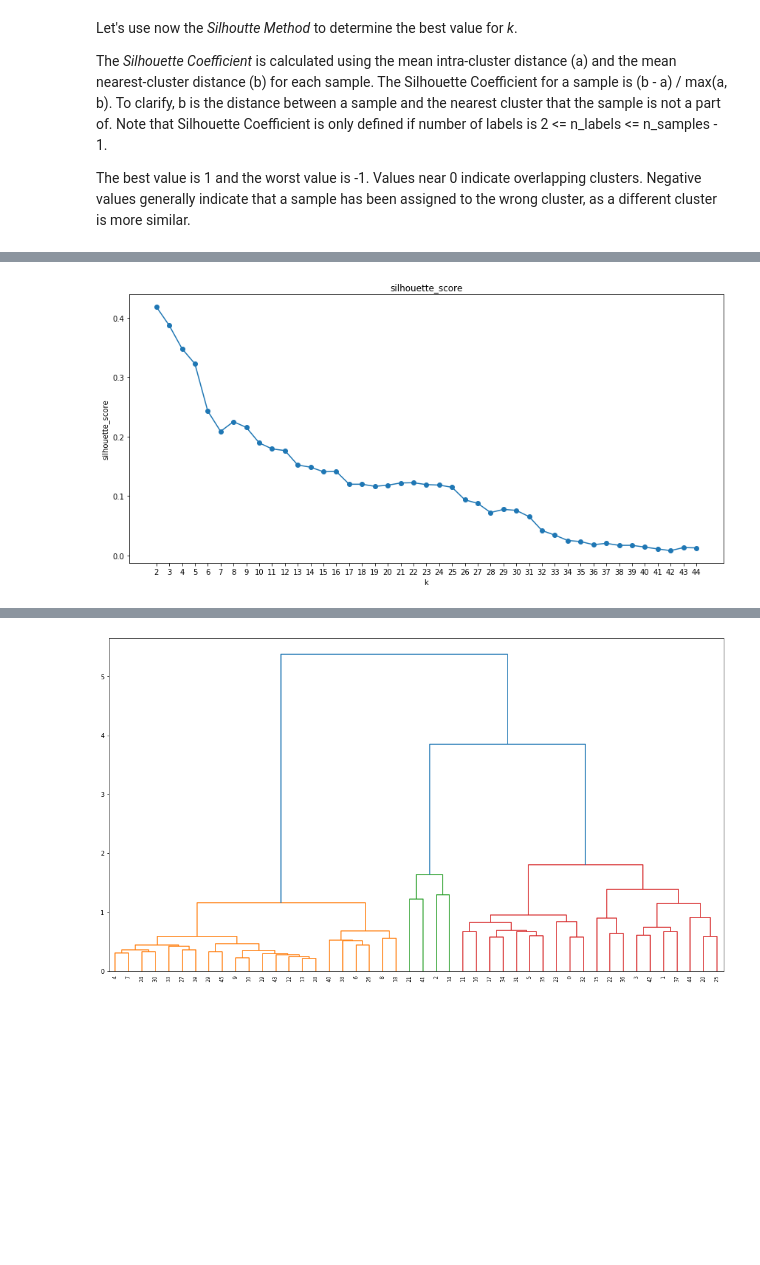
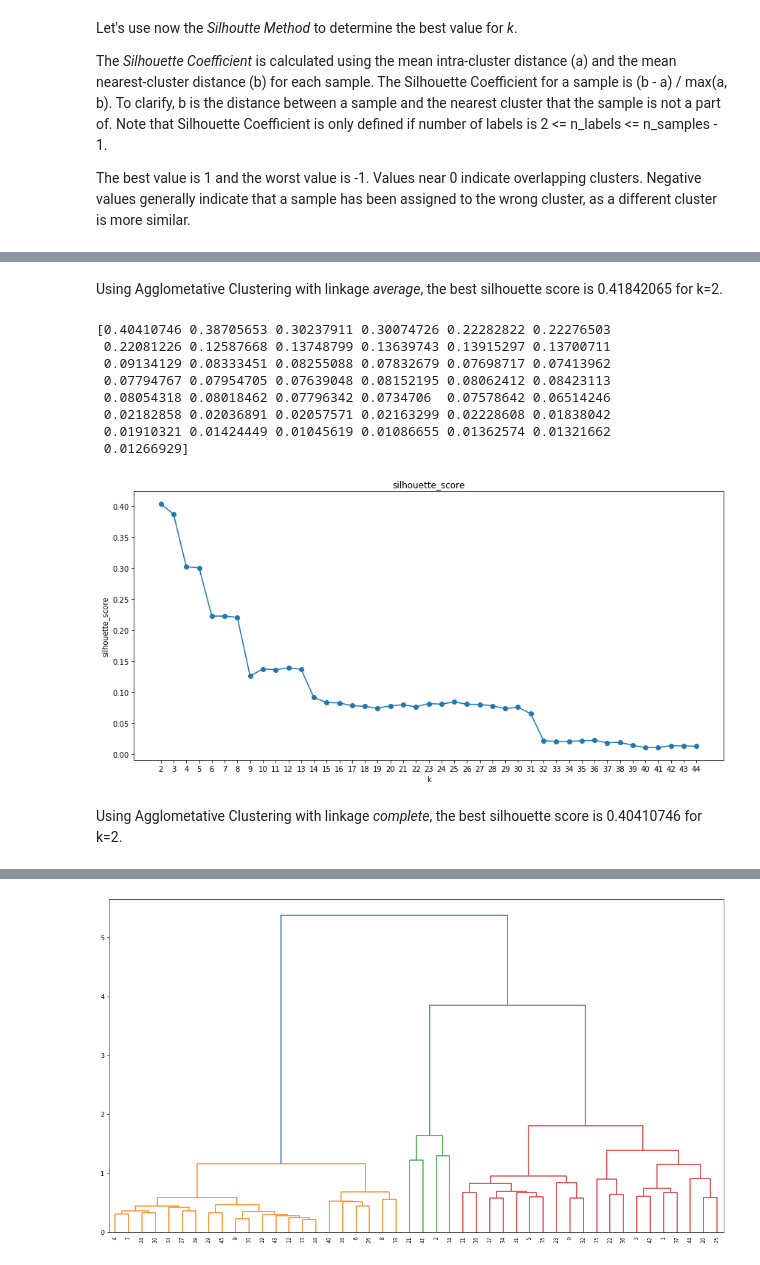
Before and after one commit to dgallo88/Amsterdam_Neighborhoods, a Jupyter notebook: Amsterdam_Neighborhoods.ipynb, the cells around one changed output, grey strips where cells are left out. Cells and saved outputs as stored; diff of their text form; code cells hidden in the pictures; blank space fills up the shorter version.

```diff
--- a/Amsterdam_Neighborhoods.ipynb
+++ b/Amsterdam_Neighborhoods.ipynb
@@ -811,12 +895,26 @@ from sklearn.cluster import AgglomerativeClustering
 
 # Best k
 Ks=45
-silhouette_list =  np.zeros((Ks-2))
+silhouette_list_agglomerative_average =  np.zeros((Ks-2))
 
 #Run k-means with different Ks
 for k in range(2,Ks):
     clusterer = AgglomerativeClustering(n_clusters = k, linkage='average').fit(amsterdam_grouped_clustering)
-    silhouette_list[k-2] = silhouette_score(amsterdam_grouped_clustering, clusterer.labels_)
+    silhouette_list_agglomerative_average[k-2] = silhouette_score(amsterdam_grouped_clustering, clusterer.labels_)
 
-silhouette_list
+print(silhouette_list_agglomerative_average)
+
+k= range(2,Ks)
+
+fig = plt.figure()
+fig.set_figwidth(12) # set width
+fig.set_figheight(6) # set height
+
+plt.plot(k, silhouette_list_agglomerative_average,'o-')
+plt.title('silhouette_score')
+plt.ylabel('silhouette_score')
+plt.xlabel('k')
+plt.tight_layout()
+plt.xticks(k,k)
+plt.show()
 # %% [output]
@@ -832,16 +930,41 @@ array([0.41842065, 0.38705653, 0.34786053, 0.32239178, 0.24289875,
+# %% [markdown]
+Using Agglometative Clustering with linkage *average*, the best silhouette score is 0.41842065 for k=2.
 # %%
+from sklearn.cluster import AgglomerativeClustering
+
+# Best k
+Ks=45
+silhouette_list_agglomerative_complete =  np.zeros((Ks-2))
+
+#Run k-means with different Ks
+for k in range(2,Ks):
+    clusterer = AgglomerativeClustering(n_clusters = k, linkage='complete').fit(amsterdam_grouped_clustering)
+    silhouette_list_agglomerative_complete[k-2] = silhouette_score(amsterdam_grouped_clustering, clusterer.labels_)
+
+print(silhouette_list_agglomerative_complete)
+
 k= range(2,Ks)
 
 fig = plt.figure()
 fig.set_figwidth(12) # set width
 fig.set_figheight(6) # set height
 
-plt.plot(k, silhouette_list,'o-')
+plt.plot(k, silhouette_list_agglomerative_complete,'o-')
 plt.title('silhouette_score')
 plt.ylabel('silhouette_score')
 plt.xlabel('k')
 plt.tight_layout()
 plt.xticks(k,k)
 plt.show()
 # %% [output]
+[0.40410746 0.38705653 0.30237911 0.30074726 0.22282822 0.22276503
+ 0.22081226 0.12587668 0.13748799 0.13639743 0.13915297 0.13700711
+ 0.09134129 0.08333451 0.08255088 0.07832679 0.07698717 0.07413962
+ 0.07794767 0.07954705 0.07639048 0.08152195 0.08062412 0.08423113
+ 0.08054318 0.08018462 0.07796342 0.0734706  0.07578642 0.06514246
+ 0.02182858 0.02036891 0.02057571 0.02163299 0.02228608 0.01838042
+ 0.01910321 0.01424449 0.01045619 0.01086655 0.01362574 0.01321662
+ 0.01266929]
-[figure, old version]
+[figure, new version]
+# %% [markdown]
+Using Agglometative Clustering with linkage *complete*, the best silhouette score is 0.40410746 for k=2.
```
Also changed, not shown: parts of 29 cells of this notebook, 1 other file.
